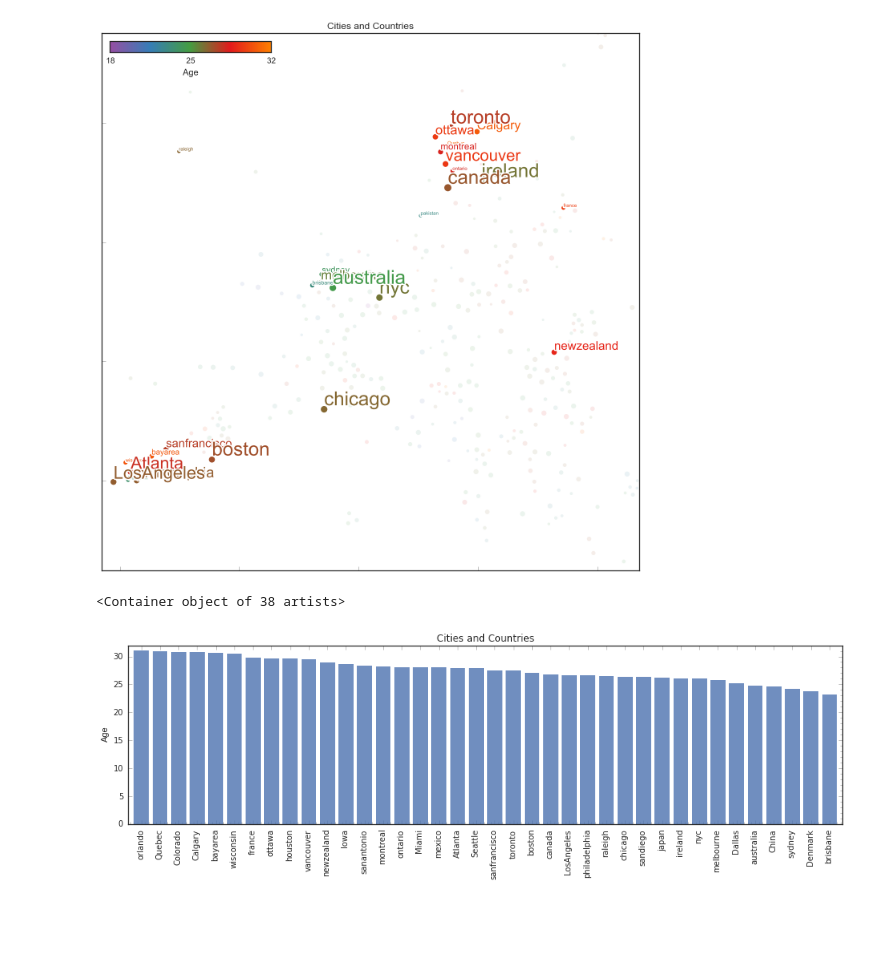
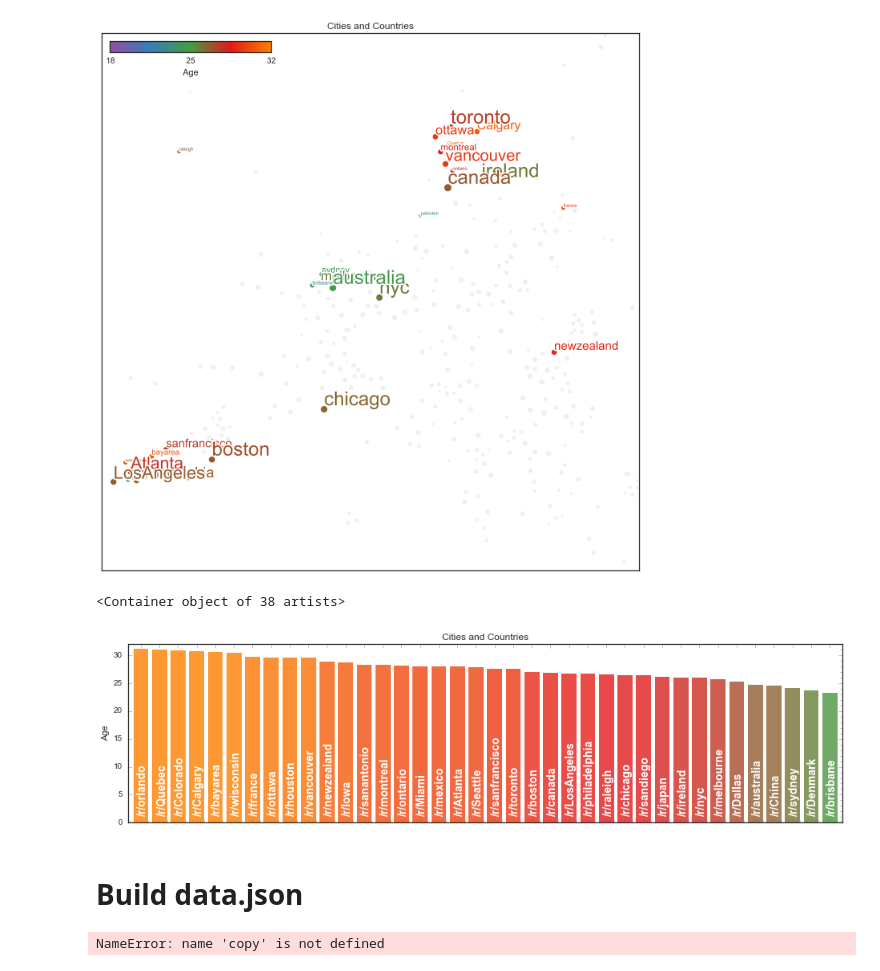
Before and after one commit to ajmendez/explore, a Jupyter notebook: reddit/visualize.ipynb, the cells around one changed output. Cells and saved outputs as stored; diff of their text form; code cells hidden in the pictures; blank space fills up the shorter version.

```diff
--- a/reddit/visualize.ipynb
+++ b/reddit/visualize.ipynb
@@ -248,17 +252,27 @@ label_clusters(data, isage, sizescale=2.0)
 # %%
 tmp = data[np.argsort(-data['age'])]
 iscity = (tmp['nunique'] > 20) & (tmp['age'] > 10) & (tmp['iscity'] > 0)
 ncity = len(np.where(iscity)[0])
+cmap = make_cmap()
 
 ax = setup(figsize=(16,4), grid=False,
            title='Cities and Countries',
            ylabel='Age', yr=[0, 32],
            xr=[-0.2, ncity+0.2], xtickv=np.arange(ncity)+0.5,
-           xticknames=tmp['subreddit'][iscity], xtickrotate=90)
-ax.set_xticklabels(tmp['subreddit'][iscity], rotation=90, ha='center')
+           xticknames=['' for x in tmp['subreddit'][iscity]],
+           xtickrotate=90)
+for i, subreddit in enumerate(tmp['subreddit'][iscity]):
+    pylab.text(i+0.6, 1, '/r/'+subreddit,
+               color='w', fontsize=14, fontweight='bold',
+               ha='center', va='bottom', rotation=90)
+
+# ax.set_xticklabels(tmp['subreddit'][iscity], rotation=90, ha='center')
 
 pylab.bar(left=np.arange(ncity)+0.1, width=0.8,
-          height=tmp['age'][iscity], lw=0, alpha=0.8)
+          height=tmp['age'][iscity], lw=0, alpha=0.8,
+          color=cmap(agenorm(tmp['age'][iscity])))
 # %% [output]
 <Container object of 38 artists>
-[figure, old version]
+[figure, new version]
+# %% [markdown]
+# Build data.json
@@ -264,0 +281,15 @@ pylab.bar(left=np.arange(ncity)+0.1, width=0.8,
+# %%
+ii = np.where(data['age'] > 0)
+ageit = dict(nodes=[], edges=[])
+for node in vizit['nodes']:
+    subreddit = node['label']
+    newnode = copy.copy(node)
+
+    break
+
+for subreddit, age, color in data[['subreddit', 'age', 'rgba']][ii]:
+    ageit['']
+    print subreddit, age, color
+    break
+# %% [output]
+NameError: name 'copy' is not defined
```
Also changed, not shown: parts of 7 cells of this notebook.
